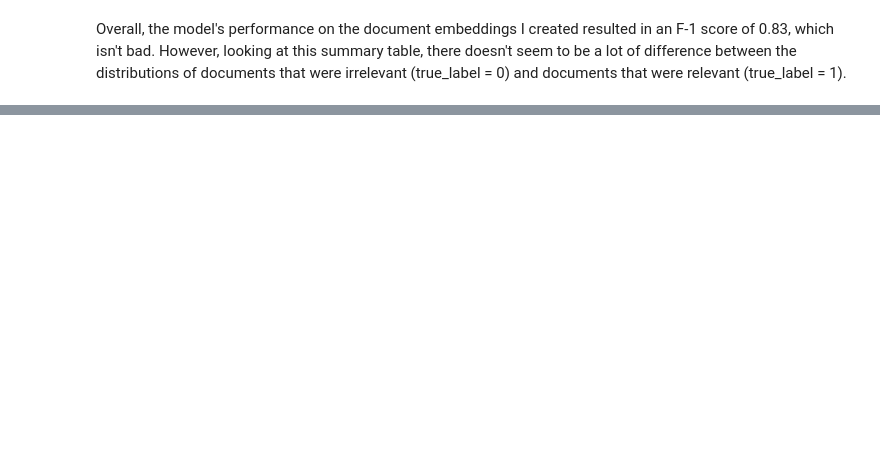
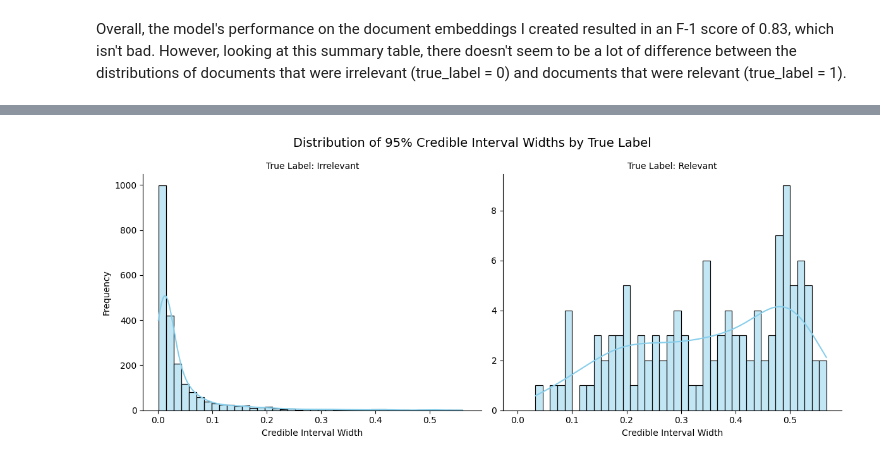
Before and after one commit to brettgenz/bayesian_text_classification, a Jupyter notebook: dev/dev2_gemini_Usenet_data.ipynb, the cells around one changed output, grey strips where cells are left out. Cells and saved outputs as stored; diff of their text form; code cells hidden in the pictures; blank space fills up the shorter version.

```diff
--- a/dev/dev2_gemini_Usenet_data.ipynb
+++ b/dev/dev2_gemini_Usenet_data.ipynb
@@ -608,0 +541,11 @@ Name: count, dtype: int64
+# %%
+g = sns.FacetGrid(predictions_df, col='label_name', height=5, aspect=1.2, sharex=True, sharey=False)
+g.map(sns.histplot, 'ci_width', bins=40, kde=True, color='skyblue')
+
+g.set_axis_labels("Credible Interval Width", "Frequency")
+g.set_titles("True Label: {col_name}")
+plt.suptitle("Distribution of 95% Credible Interval Widths by True Label", fontsize=14)
+plt.tight_layout()
+plt.show()
+# %% [output]
+[figure, added]
```
Also changed, not shown: parts of 34 cells of this notebook, 3 other files.
